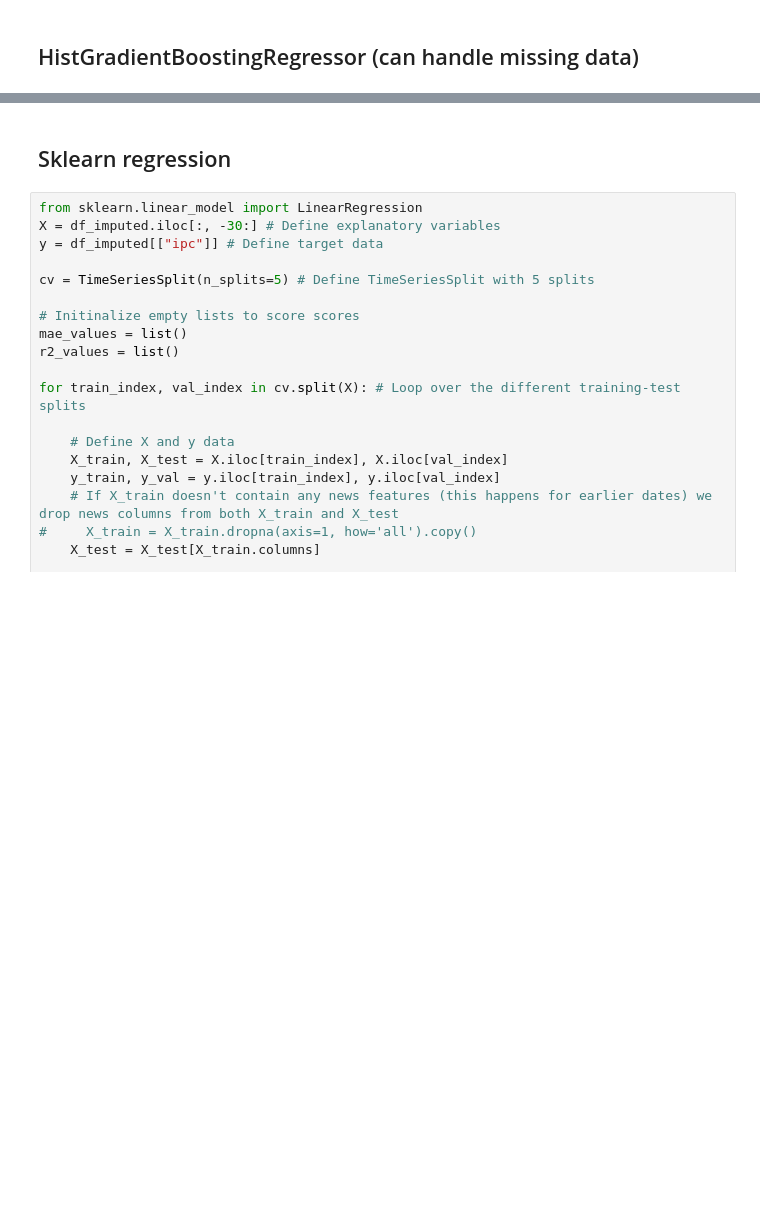
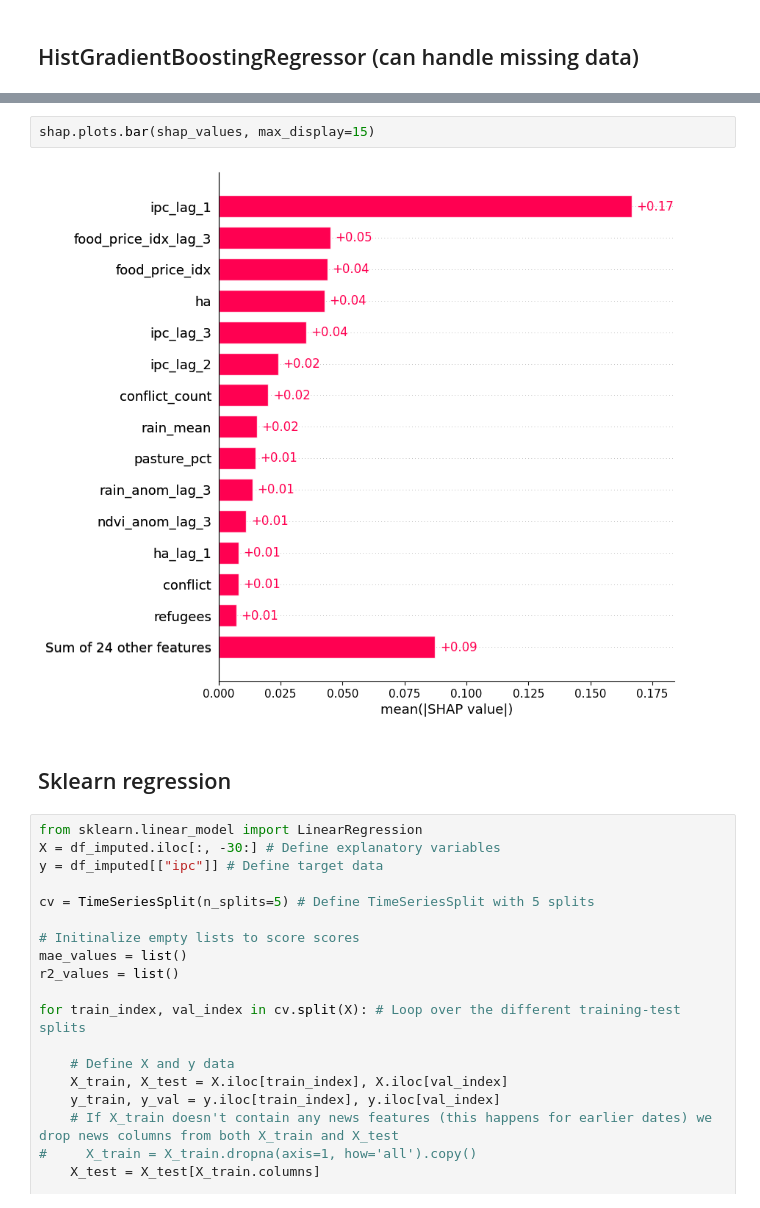
Before and after one commit to DATAYoussef/JBG060-DC3-23-24, a Jupyter notebook: predictions_lucas.ipynb, the cells around one changed output, grey strips where cells are left out. Saved outputs shown, nothing was run; the diff lists cells and outputs as text; blank space fills up the shorter version.

```diff
--- a/predictions_lucas.ipynb
+++ b/predictions_lucas.ipynb
@@ -726,3 +599,7 @@ Mean R2: nan
+# %%
+shap.plots.bar(shap_values, max_display=15)
+# %% [output]
+[figure, added]
 # %% [markdown]
 ## Sklearn regression
 # %%
```
Also changed, not shown: parts of 27 cells of this notebook.
